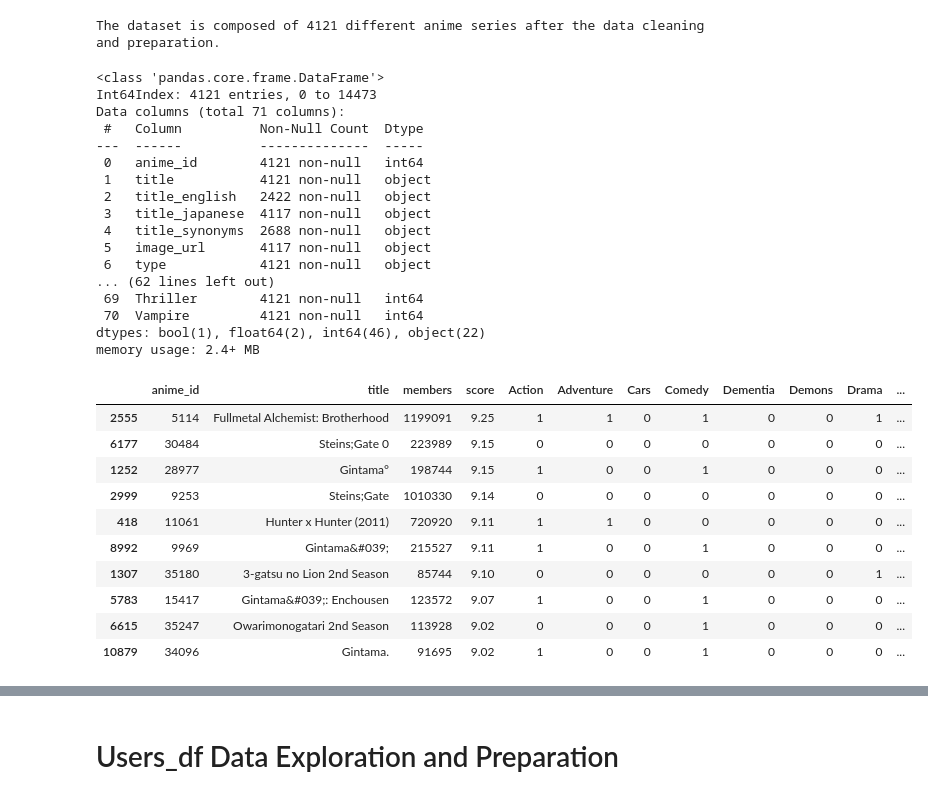
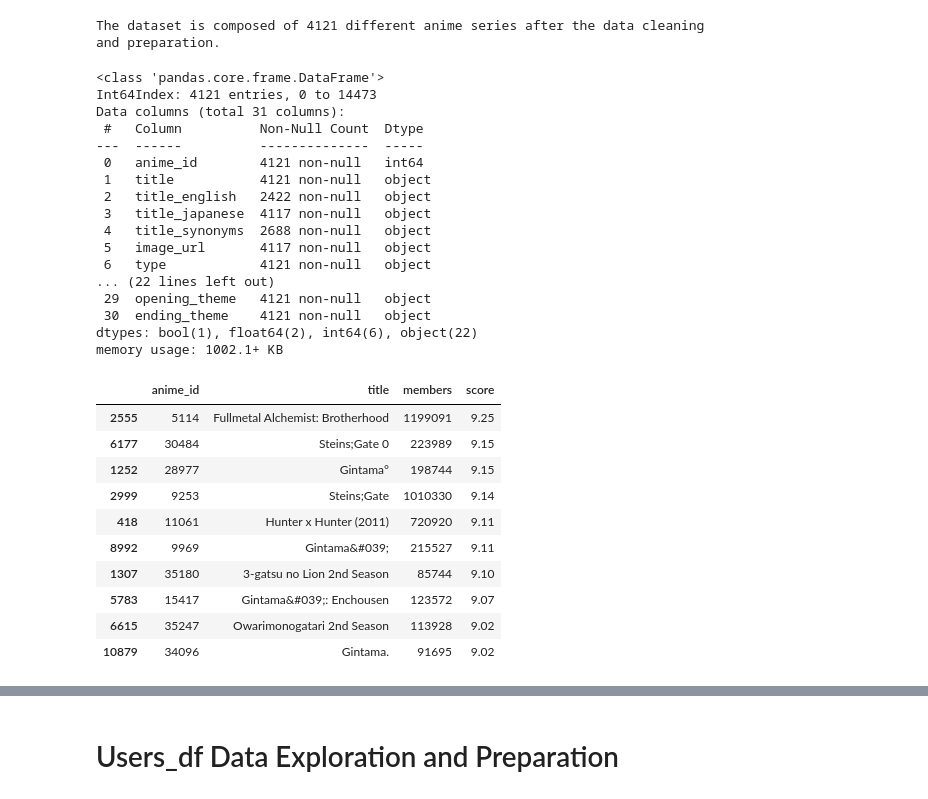
Before and after one commit to RicardoLuisAraujo/Anime_recommender, a Jupyter notebook: notebooks/baseline.ipynb, the cells around one changed output, grey strips where cells are left out. Drawn from its saved outputs; the diff is of its cells as text; code cells hidden in the pictures.

```diff
--- a/notebooks/baseline.ipynb
+++ b/notebooks/baseline.ipynb
@@ -27,3 +18,7 @@ Mounted at /content/drive
+# %%
+animes_path = '../data/AnimeList.csv'
+users_path = '../data/UserList.csv'
+reviews_path = '../data/UserAnimeList.parquet'
 # %%
 animes_df = pd.read_csv(animes_path)
 users_df = pd.read_csv(users_path)
@@ -270,7 +265,7 @@ animes_df.info()
 # %% [output]
 <class 'pandas.core.frame.DataFrame'>
 Int64Index: 4121 entries, 0 to 14473
-Data columns (total 71 columns):
+Data columns (total 31 columns):
  #   Column          Non-Null Count  Dtype
 ---  ------          --------------  -----
  0   anime_id        4121 non-null   int64
@@ -280,27 +275,27 @@ Data columns (total 71 columns):
  4   title_synonyms  2688 non-null   object
  5   image_url       4117 non-null   object
  6   type            4121 non-null   object
-... (62 lines left out)
- 69  Thriller        4121 non-null   int64
- 70  Vampire         4121 non-null   int64
-dtypes: bool(1), float64(2), int64(46), object(22)
-memory usage: 2.4+ MB
+... (22 lines left out)
+ 29  opening_theme   4121 non-null   object
+ 30  ending_theme    4121 non-null   object
+dtypes: bool(1), float64(2), int64(6), object(22)
+memory usage: 1002.1+ KB
 # %%
-animes_ratings_df = animes_df[columns_to_merge_to_ratings].sort_values(by=['score', 'members'], ascending=False).drop_duplicates('anime_id')
+animes_ratings_df = animes_df[['anime_id', 'title', 'members', 'score']].sort_values(by=['score', 'members'], ascending=False).drop_duplicates('anime_id')
 
 animes_ratings_df.head(10)
 # %% [output]
-|  | anime_id | title | members | score | Action | Adventure | Cars | Comedy | Dementia | Demons | Drama | ... |
-| 2555 | 5114 | Fullmetal Alchemist: Brotherhood | 1199091 | 9.25 | 1 | 1 | 0 | 1 | 0 | 0 | 1 | ... |
-| 6177 | 30484 | Steins;Gate 0 | 223989 | 9.15 | 0 | 0 | 0 | 0 | 0 | 0 | 0 | ... |
-| 1252 | 28977 | Gintama° | 198744 | 9.15 | 1 | 0 | 0 | 1 | 0 | 0 | 0 | ... |
-| 2999 | 9253 | Steins;Gate | 1010330 | 9.14 | 0 | 0 | 0 | 0 | 0 | 0 | 0 | ... |
-| 418 | 11061 | Hunter x Hunter (2011) | 720920 | 9.11 | 1 | 1 | 0 | 0 | 0 | 0 | 0 | ... |
-| 8992 | 9969 | Gintama&#039; | 215527 | 9.11 | 1 | 0 | 0 | 1 | 0 | 0 | 0 | ... |
-| 1307 | 35180 | 3-gatsu no Lion 2nd Season | 85744 | 9.10 | 0 | 0 | 0 | 0 | 0 | 0 | 1 | ... |
-| 5783 | 15417 | Gintama&#039;: Enchousen | 123572 | 9.07 | 1 | 0 | 0 | 1 | 0 | 0 | 0 | ... |
-| 6615 | 35247 | Owarimonogatari 2nd Season | 113928 | 9.02 | 0 | 0 | 0 | 1 | 0 | 0 | 0 | ... |
-| 10879 | 34096 | Gintama. | 91695 | 9.02 | 1 | 0 | 0 | 1 | 0 | 0 | 0 | ... |
+|  | anime_id | title | members | score |
+| 2555 | 5114 | Fullmetal Alchemist: Brotherhood | 1199091 | 9.25 |
+| 6177 | 30484 | Steins;Gate 0 | 223989 | 9.15 |
+| 1252 | 28977 | Gintama° | 198744 | 9.15 |
+| 2999 | 9253 | Steins;Gate | 1010330 | 9.14 |
+| 418 | 11061 | Hunter x Hunter (2011) | 720920 | 9.11 |
+| 8992 | 9969 | Gintama&#039; | 215527 | 9.11 |
+| 1307 | 35180 | 3-gatsu no Lion 2nd Season | 85744 | 9.10 |
+| 5783 | 15417 | Gintama&#039;: Enchousen | 123572 | 9.07 |
+| 6615 | 35247 | Owarimonogatari 2nd Season | 113928 | 9.02 |
+| 10879 | 34096 | Gintama. | 91695 | 9.02 |
 # %%
 animes_ratings_df.plot.scatter(x='anime_id', y='members', alpha = 0.3, figsize=(10,7));
 # %% [output]
```
Also changed, not shown: parts of 9 cells of this notebook, 1 other file.
